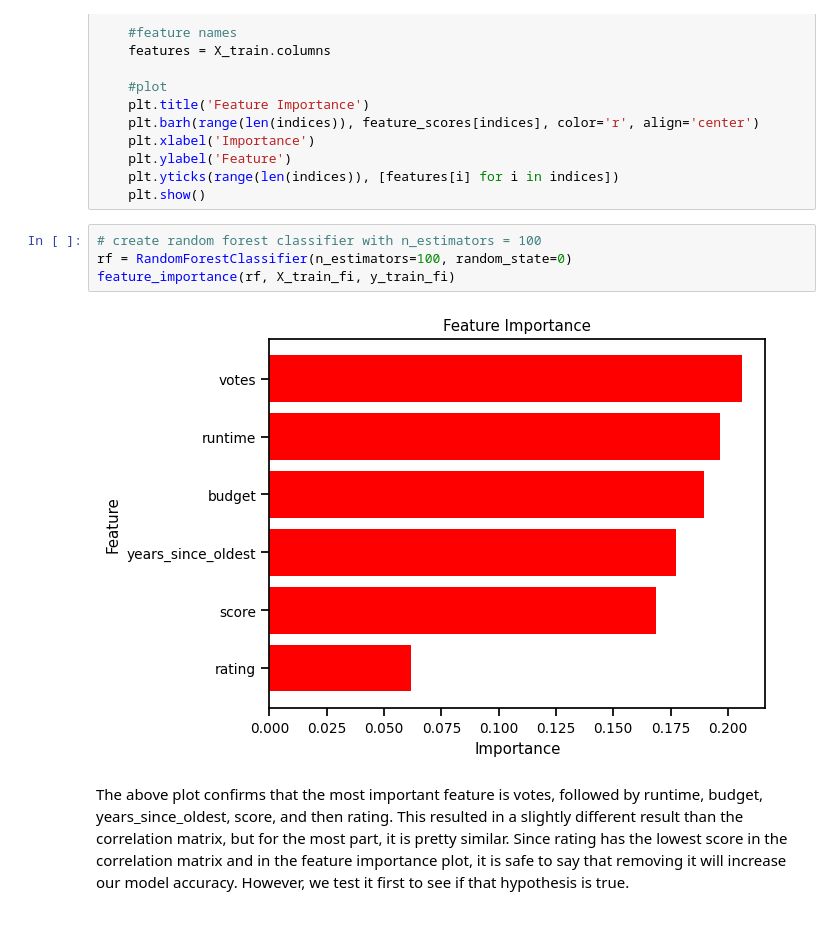
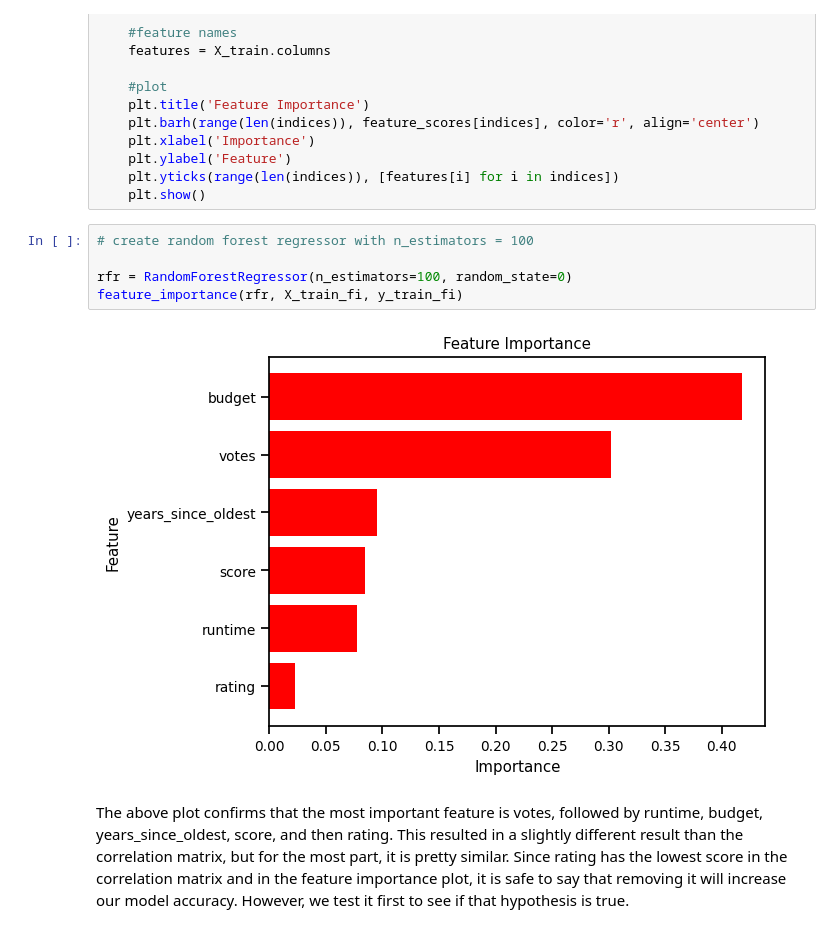
Before and after one commit to rhoyaki/PIC-16B-Final-Project, a Jupyter notebook: Movie Dataframe.ipynb, the cells around one changed output. Cells and saved outputs as stored; diff of their text form.

```diff
--- a/Movie Dataframe.ipynb
+++ b/Movie Dataframe.ipynb
@@ -478,11 +474,12 @@ def feature_importance(model, X_train, y_train):
     plt.yticks(range(len(indices)), [features[i] for i in indices])
     plt.show()
 # %%
-# create random forest classifier with n_estimators = 100
-rf = RandomForestClassifier(n_estimators=100, random_state=0)
-feature_importance(rf, X_train_fi, y_train_fi)
+# create random forest regressor with n_estimators = 100
+
+rfr = RandomForestRegressor(n_estimators=100, random_state=0)
+feature_importance(rfr, X_train_fi, y_train_fi)
 # %% [output]
-[figure, old version]
+[figure, new version]
 # %% [markdown]
 The above plot confirms that the most important feature is votes, followed by runtime, budget, years_since_oldest, score, and then rating. This resulted in a slightly different result than the correlation matrix, but for the most part, it is pretty similar. Since rating has the lowest score in the correlation matrix and in the feature importance plot, it is safe to say that removing it will increase our model accuracy. However, we test it first to see if that hypothesis is true.
 # %%
```
Also changed, not shown: parts of 33 cells of this notebook.
